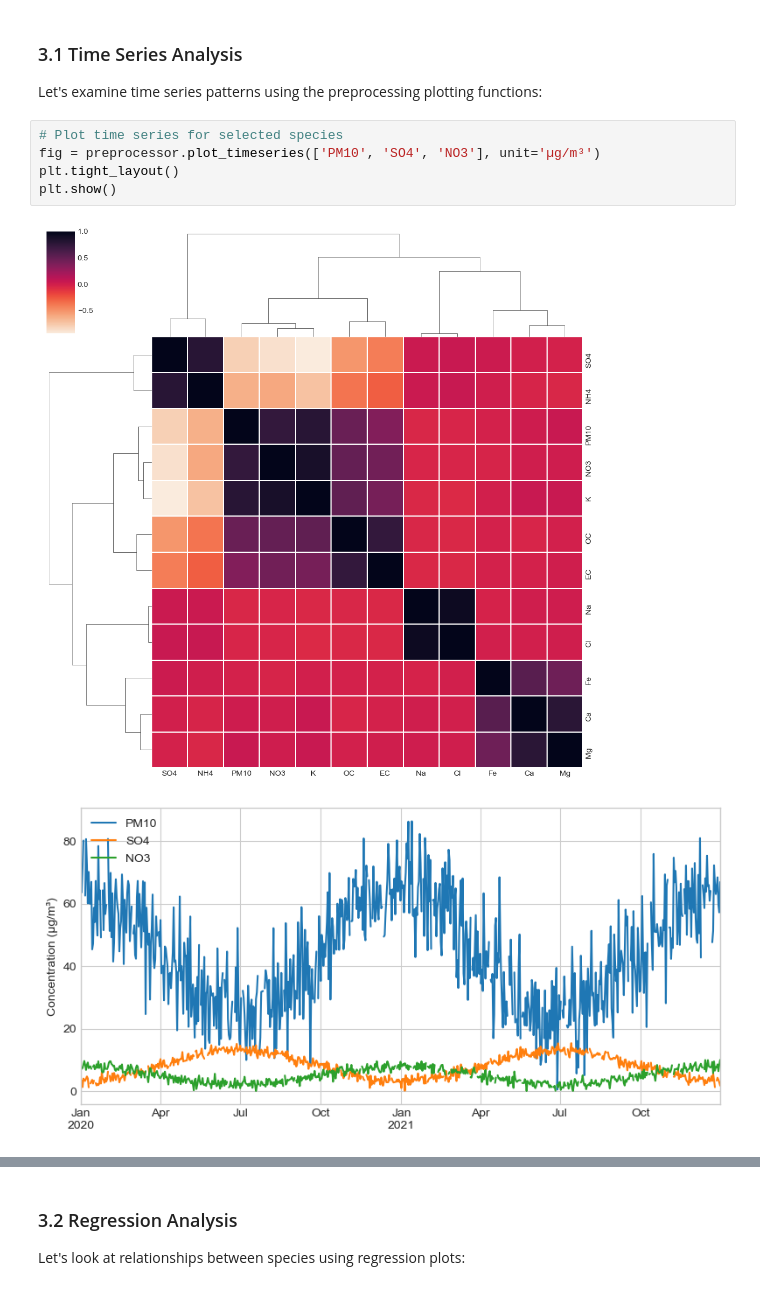
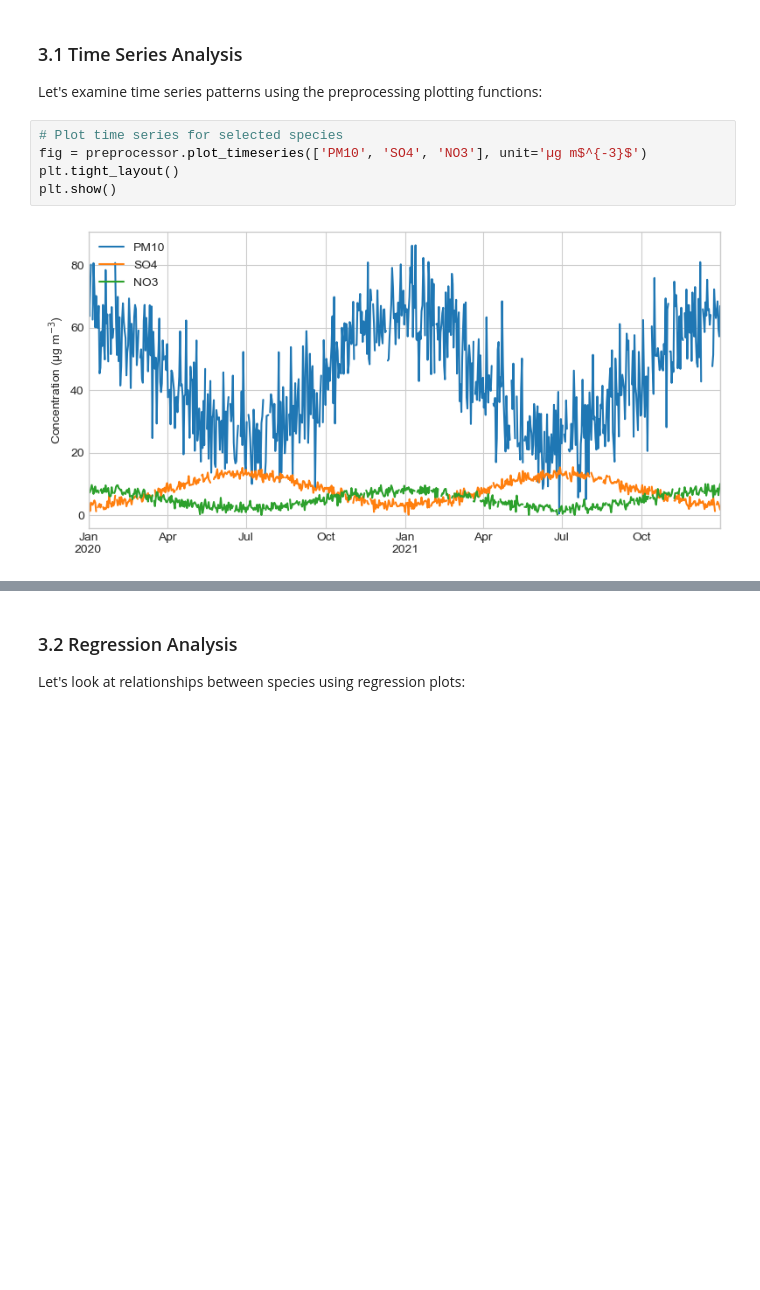
Before and after one commit to weber-s/PMF_toolkits, a Jupyter notebook: docs/examples/preprocessing_example.ipynb, the cells around one changed output, grey strips where cells are left out. Drawn from its saved outputs; the diff is of its cells as text; blank space fills up the shorter version.

```diff
--- a/docs/examples/preprocessing_example.ipynb
+++ b/docs/examples/preprocessing_example.ipynb
@@ -476,11 +485,10 @@ Let's explore our preprocessed data with the visualization tools from PMF_toolki
 Let's examine time series patterns using the preprocessing plotting functions:
 # %%
 # Plot time series for selected species
-fig = preprocessor.plot_timeseries(['PM10', 'SO4', 'NO3'], unit='µg/m³')
+fig = preprocessor.plot_timeseries(['PM10', 'SO4', 'NO3'], unit='µg m$^{-3}$')
 plt.tight_layout()
 plt.show()
 # %% [output]
-[figure, old version]
+[figure, new version]
-[figure, removed]
 # %%
 # Plot time series with two y-axes to compare different scales
```
Also changed, not shown: parts of 7 cells of this notebook, 2 other files.
